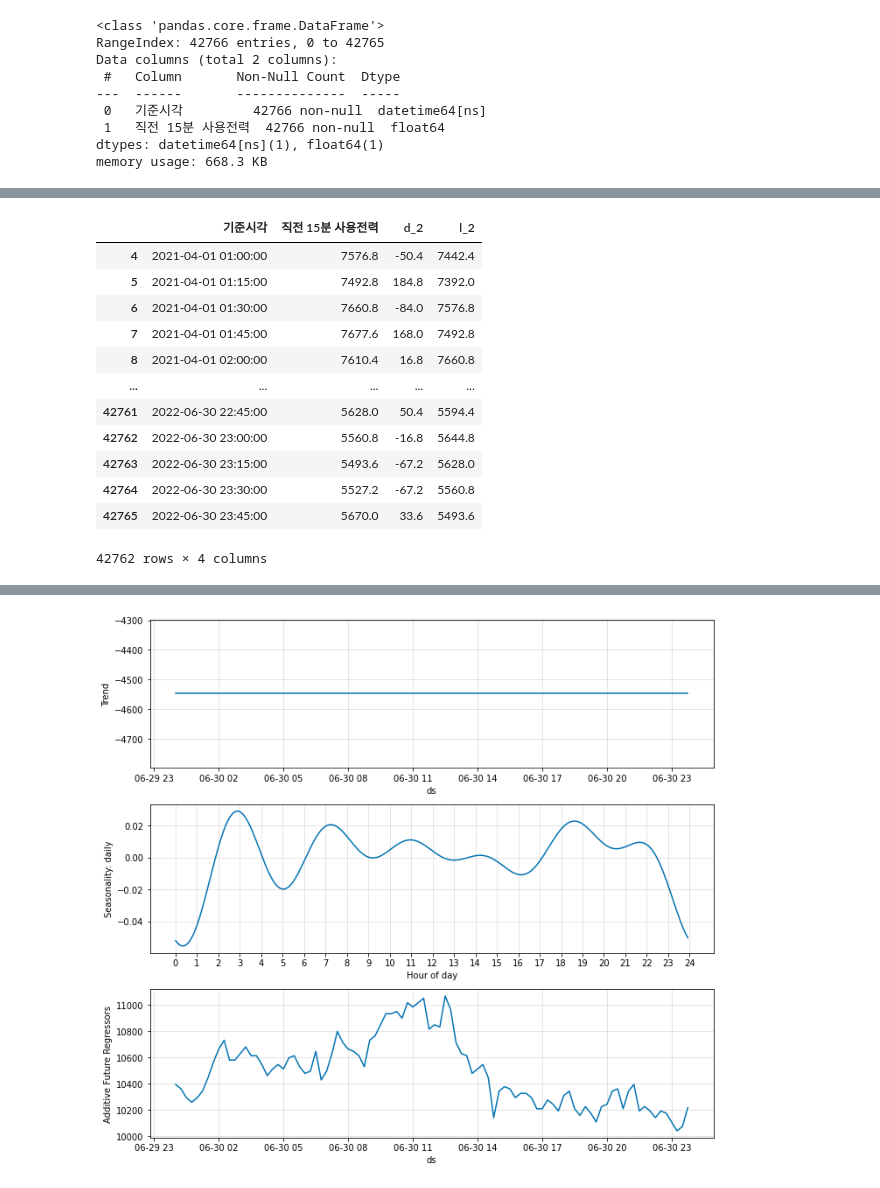
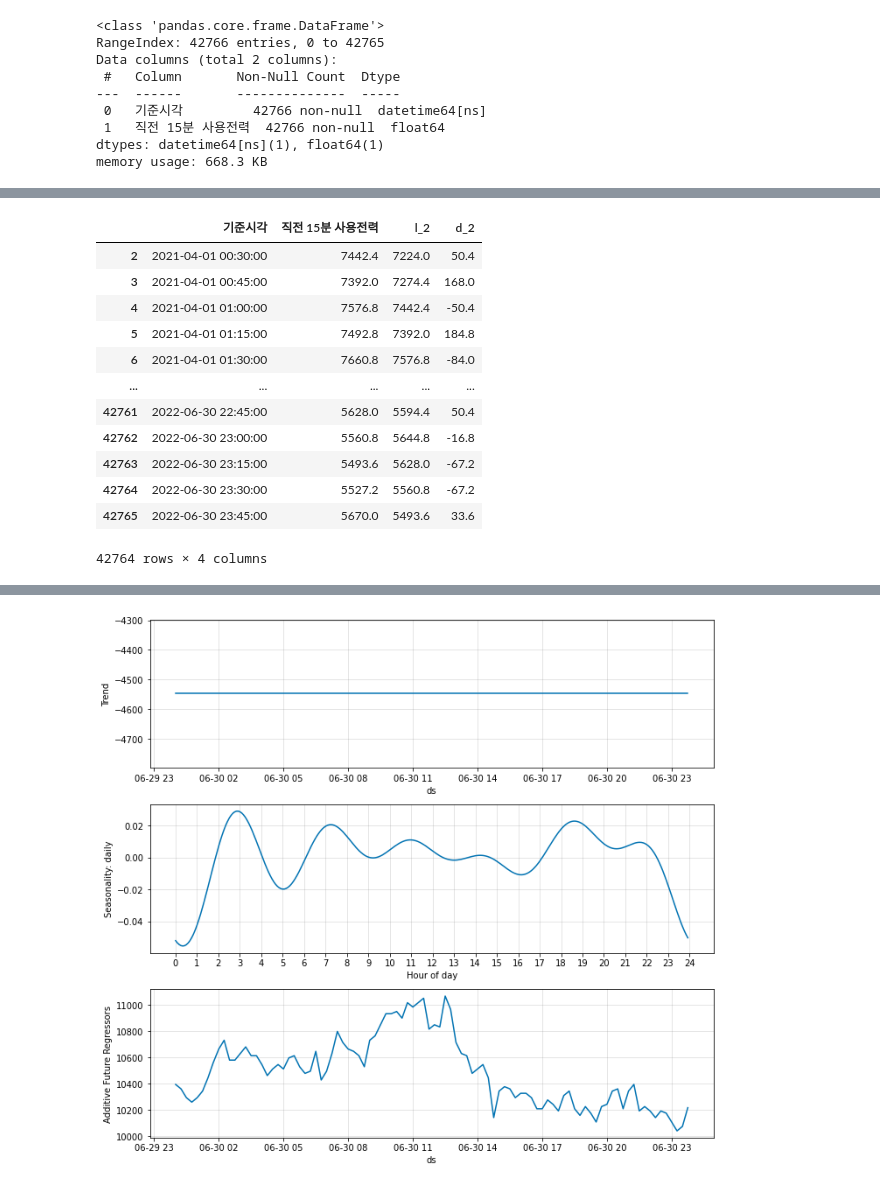
Before and after one commit to yeonkyoung/Time_Series, a Jupyter notebook: Temp_predict/moorim_prophet.ipynb, the cells around one changed output, grey strips where cells are left out. Cells and saved outputs as stored; diff of their text form; code cells hidden in the pictures.

```diff
--- a/Temp_predict/moorim_prophet.ipynb
+++ b/Temp_predict/moorim_prophet.ipynb
@@ -86,21 +80,21 @@ data
 # %%
 # 결측 보강(interplation)
 # data=data.fillna(method='bfill')
-data=data.dropna()
-data
+# data=data.dropna()
+# data
 # %% [output]
-|  | 기준시각 | 직전 15분 사용전력 | d_2 | l_2 |
-| 4 | 2021-04-01 01:00:00 | 7576.8 | -50.4 | 7442.4 |
-| 5 | 2021-04-01 01:15:00 | 7492.8 | 184.8 | 7392.0 |
-| 6 | 2021-04-01 01:30:00 | 7660.8 | -84.0 | 7576.8 |
-| 7 | 2021-04-01 01:45:00 | 7677.6 | 168.0 | 7492.8 |
-| 8 | 2021-04-01 02:00:00 | 7610.4 | 16.8 | 7660.8 |
+|  | 기준시각 | 직전 15분 사용전력 | l_2 | d_2 |
+| 2 | 2021-04-01 00:30:00 | 7442.4 | 7224.0 | 50.4 |
+| 3 | 2021-04-01 00:45:00 | 7392.0 | 7274.4 | 168.0 |
+| 4 | 2021-04-01 01:00:00 | 7576.8 | 7442.4 | -50.4 |
+| 5 | 2021-04-01 01:15:00 | 7492.8 | 7392.0 | 184.8 |
+| 6 | 2021-04-01 01:30:00 | 7660.8 | 7576.8 | -84.0 |
 | ... | ... | ... | ... | ... |
-| 42761 | 2022-06-30 22:45:00 | 5628.0 | 50.4 | 5594.4 |
-| 42762 | 2022-06-30 23:00:00 | 5560.8 | -16.8 | 5644.8 |
-| 42763 | 2022-06-30 23:15:00 | 5493.6 | -67.2 | 5628.0 |
-| 42764 | 2022-06-30 23:30:00 | 5527.2 | -67.2 | 5560.8 |
-| 42765 | 2022-06-30 23:45:00 | 5670.0 | 33.6 | 5493.6 |
+| 42761 | 2022-06-30 22:45:00 | 5628.0 | 5594.4 | 50.4 |
+| 42762 | 2022-06-30 23:00:00 | 5560.8 | 5644.8 | -16.8 |
+| 42763 | 2022-06-30 23:15:00 | 5493.6 | 5628.0 | -67.2 |
+| 42764 | 2022-06-30 23:30:00 | 5527.2 | 5560.8 | -67.2 |
+| 42765 | 2022-06-30 23:45:00 | 5670.0 | 5493.6 | 33.6 |
-42762 rows × 4 columns
+42764 rows × 4 columns
 # %%
 #train_test split
```
Also changed, not shown: parts of 29 cells of this notebook.
